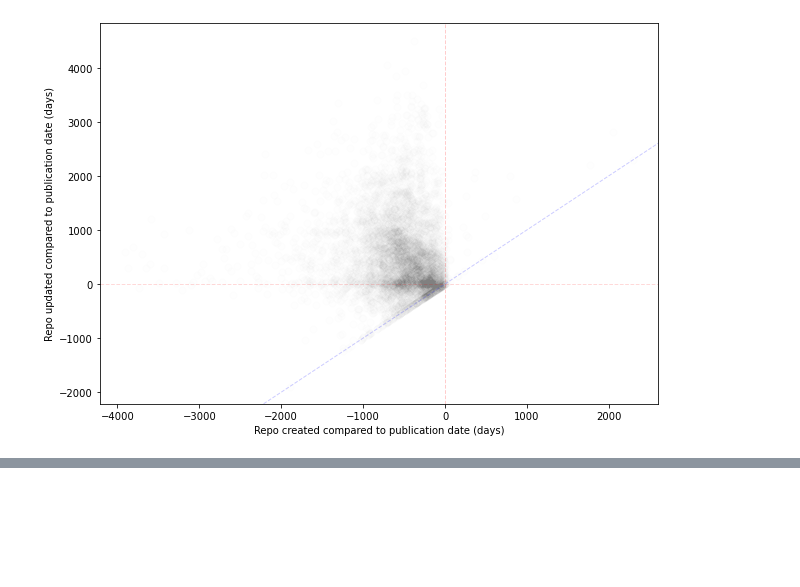
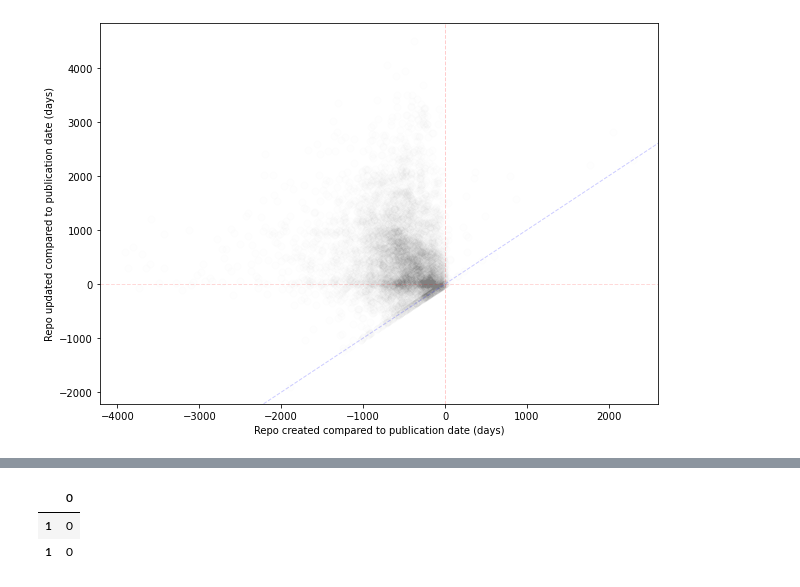
Before and after one commit to zhukovanadezhda/bioinformatics-software, a Jupyter notebook: analysis.ipynb, the cells around one changed output, grey strips where cells are left out. Saved outputs shown, nothing was run; the diff lists cells and outputs as text; code cells hidden in the pictures; blank space fills up the shorter version.

```diff
--- a/analysis.ipynb
+++ b/analysis.ipynb
@@ -131,0 +126,6 @@ fig.show()
+# %%
+pd.DataFrame((0,0),(1,1))
+# %% [output]
+|  | 0 |
+| 1 | 0 |
+| 1 | 0 |
```
Also changed, not shown: parts of 9 cells of this notebook, 5 other files.
